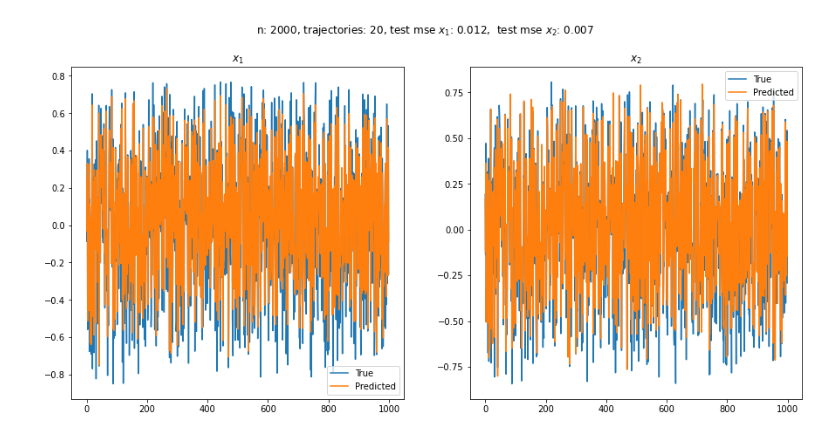
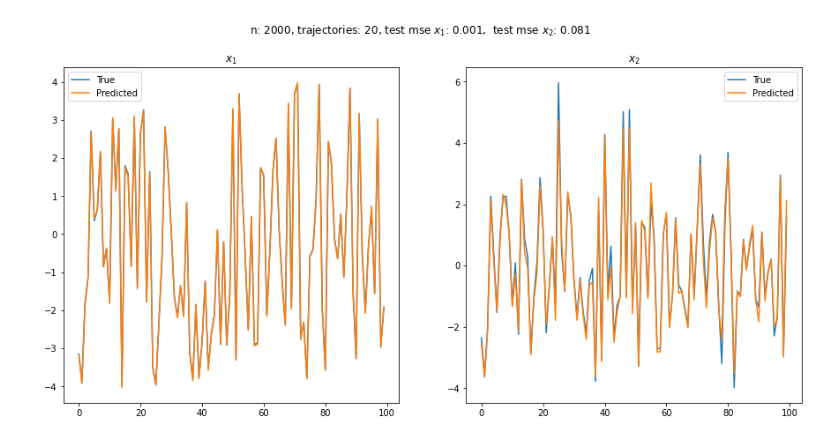
Before and after one commit to kyrxanthos/NN_dynamical_systems, a Jupyter notebook: MLP_practise.ipynb, the cells around one changed output. Saved outputs shown, nothing was run; the diff lists cells and outputs as text; code cells hidden in the pictures.

```diff
--- a/MLP_practise.ipynb
+++ b/MLP_practise.ipynb
@@ -163,11 +154,11 @@ act = 'relu'
 
 model = Sequential([
     Dense(20, activation=act, input_dim=dim, kernel_regularizer = reg),
-#     Dense(128, activation=act, kernel_regularizer = reg),
-    # Dense(256, activation=act, kernel_regularizer = reg),
-    # Dense(256, activation=act, kernel_regularizer = reg),
-    # Dense(512, activation=act, kernel_regularizer = reg),
-    # Dense(512, activation=act, kernel_regularizer = reg),
+    Dense(128, activation=act, kernel_regularizer = reg),
+    Dense(256, activation=act, kernel_regularizer = reg),
+    Dense(256, activation=act, kernel_regularizer = reg),
+    Dense(512, activation=act, kernel_regularizer = reg),
+    Dense(512, activation=act, kernel_regularizer = reg),
     # Dense(512, activation=act, kernel_regularizer = reg),
     # Dense(512, activation=act, kernel_regularizer = reg),
     Dense(256, activation=act, kernel_regularizer = reg),
@@ -209,41 +202,41 @@ plt.show()
 # %%
-# n = [10,10]
+n = [10,10]
 # bounds = [1.6, 4]
-n = [10,10, 10]
+# n = [10,10, 10]
 ls = np.stack([n, bounds],axis=1)
 
 def get_grid_of_points(lms):
     ls = [np.linspace(-i,i,int(n)) for n, i in lms]
     mesh_ls = np.meshgrid(*ls)
     all_mesh = [np.reshape(x, [-1]) for x in mesh_ls]
     grid_points = np.stack(all_mesh, axis=1)
     return grid_points
 # data = get_grid_of_points(ls)
 
 data = np.random.uniform(low=[ -x for x in bounds], high=bounds, size=(np.prod(n),dim))
 
 
 y_pred = model.predict(data)
 y_true = vf(data)
 
 plt.figure(figsize=(15,7))
 plt.suptitle('n: {}, trajectories: {}, test mse $x_1$: {:.3f},  test mse $x_2$: {:.3f}'.format(
     t_train.shape[0], n_traj,
     np.mean(np.square(y_true - y_pred), axis=0)[0], np.mean(np.square(y_true - y_pred), axis=0)[1] ))
 plt.title('n: {}'.format(n[0]*n[1]))
 plt.subplot(121)
 plt.plot(y_true[:,0], label = 'True')
 plt.plot(y_pred[:,0], label = 'Predicted')
 plt.title('$x_1$')
 plt.legend()
 plt.subplot(122)
 plt.plot(y_true[:,1], label = 'True')
 plt.plot(y_pred[:,1], label = 'Predicted')
 plt.title('$x_2$')
 plt.legend()
 plt.show()
 # %% [output]
-[figure, old version]
+[figure, new version]
 # %%
 ep = np.mean(np.square(y_true - y_pred), axis=1)
 # %%
```
Also changed, not shown: parts of 9 cells of this notebook, 4 other files.
